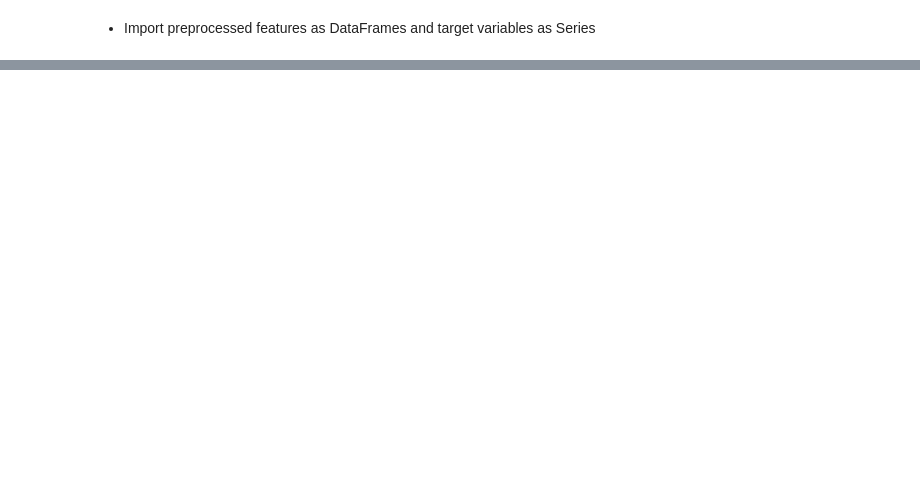
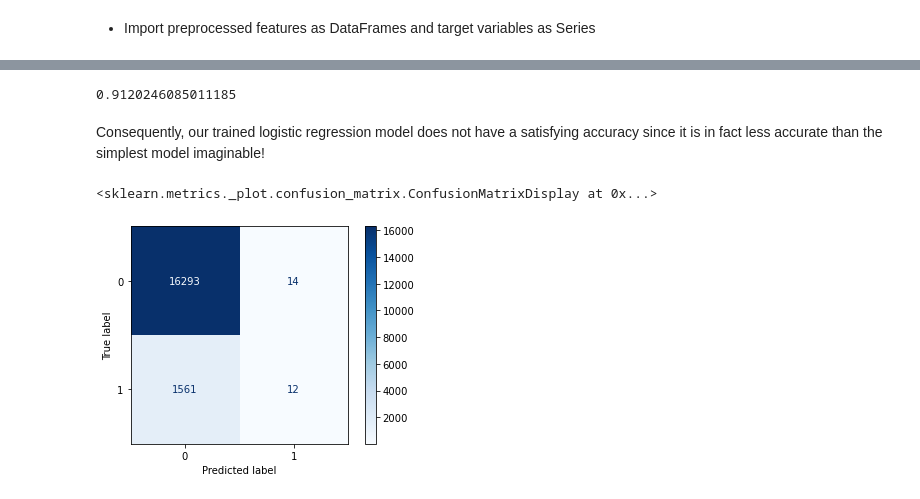
Before and after one commit to F4LLC0N3R/ML-Group-2---Diabetes, a Jupyter notebook: Logistic Regression.ipynb, the cells around one changed output, grey strips where cells are left out. Cells and saved outputs as stored; diff of their text form; code cells hidden in the pictures; blank space fills up the shorter version.

```diff
--- a/Logistic Regression.ipynb
+++ b/Logistic Regression.ipynb
@@ -36,0 +42,7 @@ y_train_smote = pd.read_csv('data/y_train_smote.csv', squeeze=True)
+# %%
+# Create pipeline
+pipe = make_pipeline(StandardScaler(), LogisticRegression(max_iter=200, random_state=42))
+log_reg = pipe['logisticregression']
+
+# Scale and fit model on training data
+%time pipe.fit(X_train, y_train)
@@ -36,0 +80,15 @@ y_train_smote = pd.read_csv('data/y_train_smote.csv', squeeze=True)
+# %%
+# Classifier which is always predicting the majority class label
+
+simplest_clf = DummyClassifier()
+simplest_clf.fit(X_train, y_train)
+simplest_clf.score(X_test, y_test)
+# %% [output]
+0.9120246085011185
+# %% [markdown]
+Consequently, our trained logistic regression model does not have a satisfying accuracy since it is in fact less accurate than the simplest model imaginable!
+# %%
+plot_confusion_matrix(pipe, X_test, y_test,cmap='Blues')
+# %% [output]
+<sklearn.metrics._plot.confusion_matrix.ConfusionMatrixDisplay at 0x...>
+[figure, added]
```
Also changed, not shown: parts of 51 cells of this notebook.
